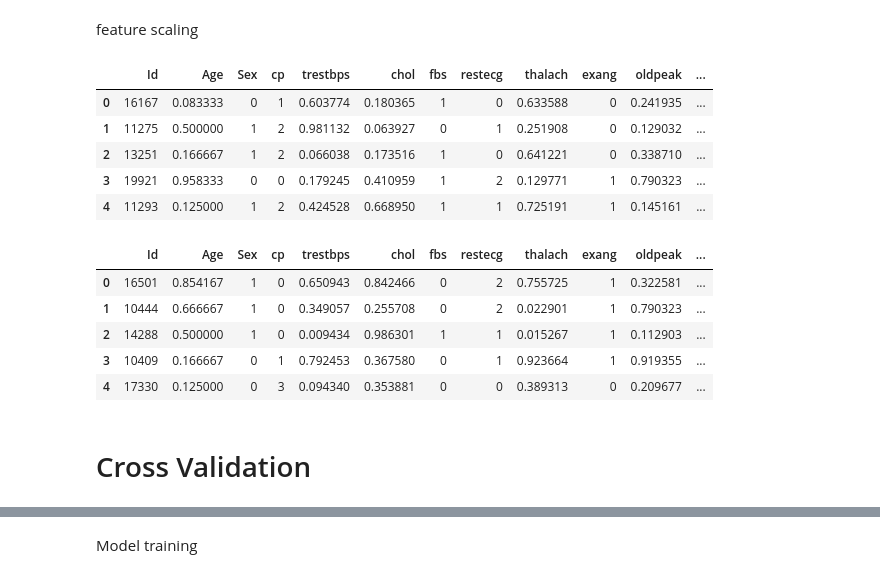
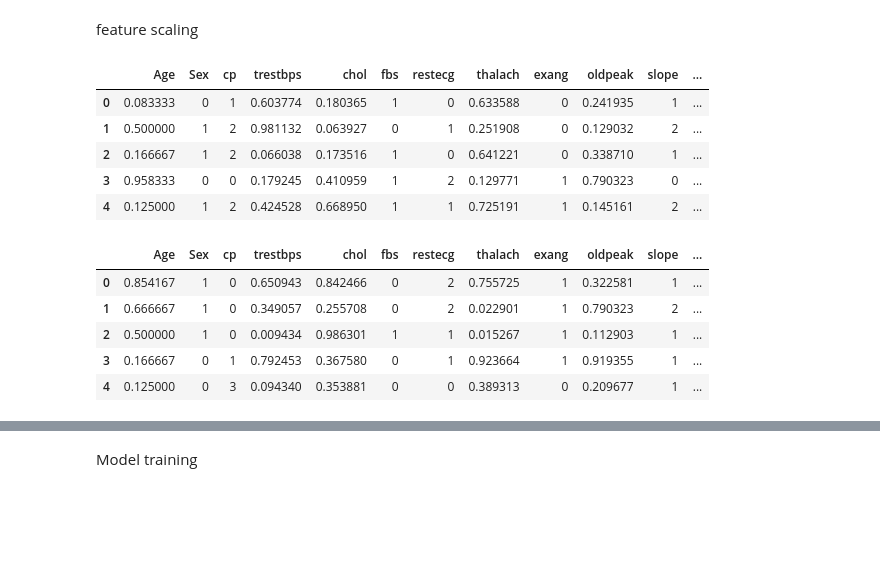
Before and after one commit to Abbasani/Autech_ng, a Jupyter notebook: DSN_ML_BOOTCAMP.ipynb, the cells around one changed output, grey strips where cells are left out. Saved outputs shown, nothing was run; the diff lists cells and outputs as text; code cells hidden in the pictures; blank space fills up the shorter version.

```diff
--- a/DSN_ML_BOOTCAMP.ipynb
+++ b/DSN_ML_BOOTCAMP.ipynb
@@ -162,3 +184,7 @@ np.int64(0)
+# %%
+# Drop Id as it is not important to trin model
+train_df=train_df.drop(['Id'], axis=1)
+test=test_df.drop(['Id'], axis=1)
 # %%
 #Checking for statistical distribution of the dataset, such mean, median, min, max and standard deviation
 train_df.describe()
@@ -217,7 +275,3 @@ Spliting the Features and Target
 # Dropping target variable from training data
 target = train_df['target']
 train = train_df.drop('target', axis=1)
-# %%
-#Drop Id as it is not important to trin model
-train=train.drop(['Id'], axis=1)
-train.head()
@@ -240,24 +280,22 @@ feature scaling
 # %%
 from sklearn.preprocessing import StandardScaler, MinMaxScaler
 scaler=MinMaxScaler()
-x_train[['Age','trestbps','thalach','oldpeak','chol']]=scaler.fit_transform(x_train[['Age','trestbps','thalach','oldpeak','chol']])
-x_train.head()
+train[['Age','trestbps','thalach','oldpeak','chol']]=scaler.fit_transform(train[['Age','trestbps','thalach','oldpeak','chol']])
+train.head()
 # %% [output]
-|  | Id | Age | Sex | cp | trestbps | chol | fbs | restecg | thalach | exang | oldpeak | ... |
-| 0 | 16167 | 0.083333 | 0 | 1 | 0.603774 | 0.180365 | 1 | 0 | 0.633588 | 0 | 0.241935 | ... |
-| 1 | 11275 | 0.500000 | 1 | 2 | 0.981132 | 0.063927 | 0 | 1 | 0.251908 | 0 | 0.129032 | ... |
-| 2 | 13251 | 0.166667 | 1 | 2 | 0.066038 | 0.173516 | 1 | 0 | 0.641221 | 0 | 0.338710 | ... |
-| 3 | 19921 | 0.958333 | 0 | 0 | 0.179245 | 0.410959 | 1 | 2 | 0.129771 | 1 | 0.790323 | ... |
-| 4 | 11293 | 0.125000 | 1 | 2 | 0.424528 | 0.668950 | 1 | 1 | 0.725191 | 1 | 0.145161 | ... |
+|  | Age | Sex | cp | trestbps | chol | fbs | restecg | thalach | exang | oldpeak | slope | ... |
+| 0 | 0.083333 | 0 | 1 | 0.603774 | 0.180365 | 1 | 0 | 0.633588 | 0 | 0.241935 | 1 | ... |
+| 1 | 0.500000 | 1 | 2 | 0.981132 | 0.063927 | 0 | 1 | 0.251908 | 0 | 0.129032 | 2 | ... |
+| 2 | 0.166667 | 1 | 2 | 0.066038 | 0.173516 | 1 | 0 | 0.641221 | 0 | 0.338710 | 1 | ... |
+| 3 | 0.958333 | 0 | 0 | 0.179245 | 0.410959 | 1 | 2 | 0.129771 | 1 | 0.790323 | 0 | ... |
+| 4 | 0.125000 | 1 | 2 | 0.424528 | 0.668950 | 1 | 1 | 0.725191 | 1 | 0.145161 | 2 | ... |
 # %%
-x_test[['Age','trestbps','thalach','oldpeak','chol']]=scaler.fit_transform(x_test[['Age','trestbps','thalach','oldpeak','chol']])
-x_test.head()
+test[['Age','trestbps','thalach','oldpeak','chol']]=scaler.fit_transform(test[['Age','trestbps','thalach','oldpeak','chol']])
+test.head()
 # %% [output]
-|  | Id | Age | Sex | cp | trestbps | chol | fbs | restecg | thalach | exang | oldpeak | ... |
-| 0 | 16501 | 0.854167 | 1 | 0 | 0.650943 | 0.842466 | 0 | 2 | 0.755725 | 1 | 0.322581 | ... |
-| 1 | 10444 | 0.666667 | 1 | 0 | 0.349057 | 0.255708 | 0 | 2 | 0.022901 | 1 | 0.790323 | ... |
-| 2 | 14288 | 0.500000 | 1 | 0 | 0.009434 | 0.986301 | 1 | 1 | 0.015267 | 1 | 0.112903 | ... |
-| 3 | 10409 | 0.166667 | 0 | 1 | 0.792453 | 0.367580 | 0 | 1 | 0.923664 | 1 | 0.919355 | ... |
-| 4 | 17330 | 0.125000 | 0 | 3 | 0.094340 | 0.353881 | 0 | 0 | 0.389313 | 0 | 0.209677 | ... |
+|  | Age | Sex | cp | trestbps | chol | fbs | restecg | thalach | exang | oldpeak | slope | ... |
+| 0 | 0.854167 | 1 | 0 | 0.650943 | 0.842466 | 0 | 2 | 0.755725 | 1 | 0.322581 | 1 | ... |
+| 1 | 0.666667 | 1 | 0 | 0.349057 | 0.255708 | 0 | 2 | 0.022901 | 1 | 0.790323 | 2 | ... |
+| 2 | 0.500000 | 1 | 0 | 0.009434 | 0.986301 | 1 | 1 | 0.015267 | 1 | 0.112903 | 1 | ... |
+| 3 | 0.166667 | 0 | 1 | 0.792453 | 0.367580 | 0 | 1 | 0.923664 | 1 | 0.919355 | 1 | ... |
+| 4 | 0.125000 | 0 | 3 | 0.094340 | 0.353881 | 0 | 0 | 0.389313 | 0 | 0.209677 | 1 | ... |
-# %% [markdown]
-# Cross Validation
```
Also changed, not shown: parts of 49 cells of this notebook.
